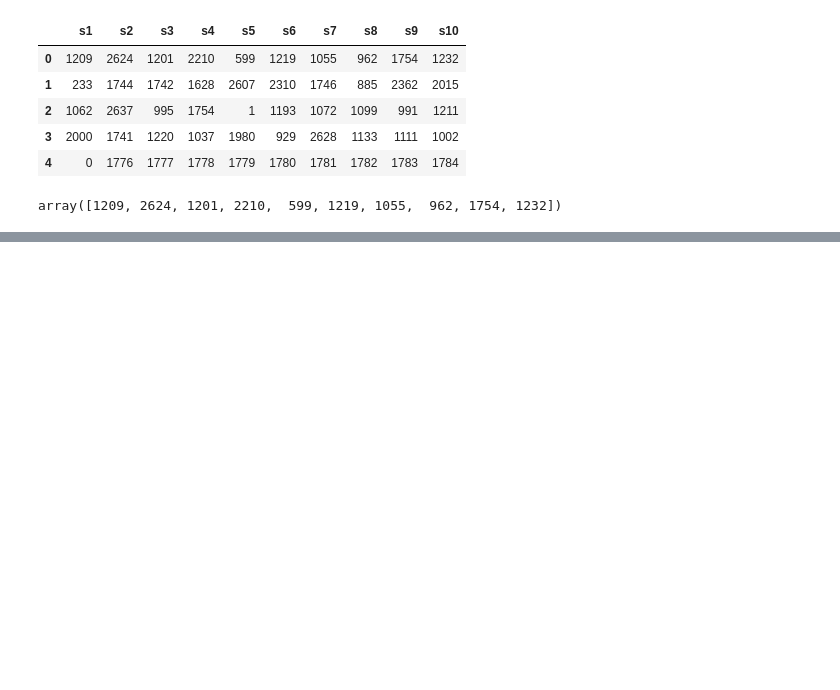
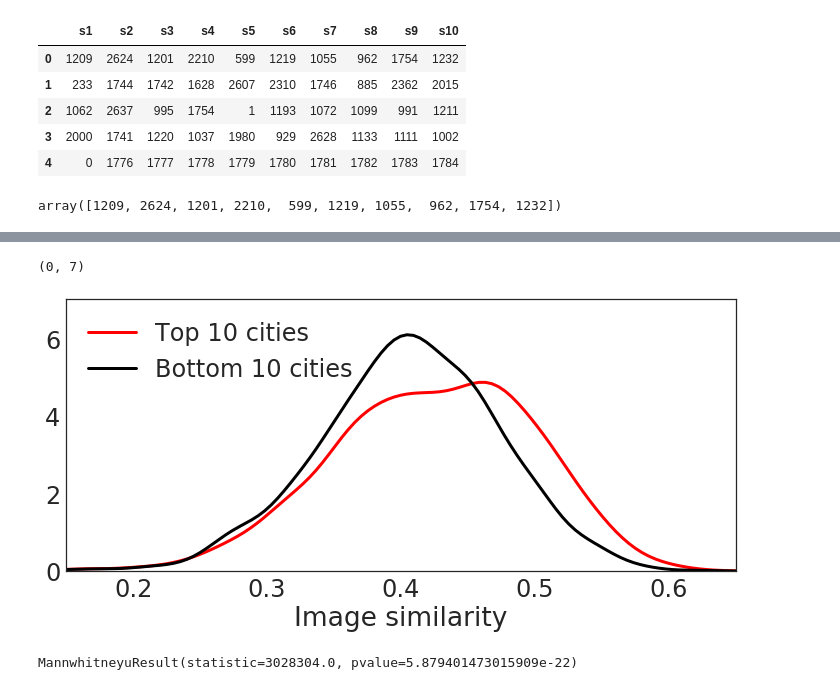
Before and after one commit to sq2141/city-discovery, a Jupyter notebook: cnn_VGG16.ipynb, the cells around one changed output, grey strips where cells are left out. Cells and saved outputs as stored; diff of their text form; code cells hidden in the pictures; blank space fills up the shorter version.

```diff
--- a/cnn_VGG16.ipynb
+++ b/cnn_VGG16.ipynb
@@ -250,0 +253,3 @@ scipy.stats.mannwhitneyu(mean_sims_df.iloc[:,0],mean_sims_df.iloc[:,1])
+# %%
+bottom10 = pd.read_csv('cities_bottom10.csv', index_col=0)
+bottom10.head()
@@ -250,0 +263,13 @@ scipy.stats.mannwhitneyu(mean_sims_df.iloc[:,0],mean_sims_df.iloc[:,1])
+# %%
+mean_sims = []
+
+for i in np.arange(len(top_cities_idx)):
+    top10_mean_sim = sims_df[i].iloc[top_cities_idx.iloc[i].values].values.mean()
+    rand10_mean_sim = sims_df[i].iloc[np.random.randint(low=0,high=len(top_cities_idx),size=(10))].values.mean()
+    bot10_mean_sim = sims_df[i].iloc[bottom10.iloc[i].values].values.mean()
+    mean_sims.append([top10_mean_sim,rand10_mean_sim,bot10_mean_sim])
+# %%
+mean_sims_mat = np.matrix(mean_sims)
+# %%
+mean_sims_df = pd.DataFrame(mean_sims_mat, columns=['Top 10 recommended cities','10 random cities','Bottom 10 cities'])
+mean_sims_df.head()
@@ -250,0 +283,15 @@ scipy.stats.mannwhitneyu(mean_sims_df.iloc[:,0],mean_sims_df.iloc[:,1])
+# %%
+bins = np.linspace(min(mean_sims_df.iloc[:,1]), max(mean_sims_df.iloc[:,1]), num=20)
+
+sns.set_context("paper", font_scale=3, rc={"lines.linewidth": 3})
+sns.set_style("white")
+plt.figure(figsize=(12,5))
+sns.distplot(mean_sims_df.iloc[:,0], color="red", label="Top 10 cities", hist=False, bins=bins)
+sns.distplot(mean_sims_df.iloc[:,2], color="black", label="Bottom 10 cities", hist=False, bins=bins)
+plt.legend(loc='upper left')
+plt.xlabel('Image similarity')
+plt.xlim(0.15,0.65)
+plt.ylim(0,7)
+# %% [output]
+(0, 7)
+[figure, added]
@@ -250,0 +300,4 @@ scipy.stats.mannwhitneyu(mean_sims_df.iloc[:,0],mean_sims_df.iloc[:,1])
+# %%
+scipy.stats.mannwhitneyu(shuffled.iloc[:,0],shuffled.iloc[:,2])
+# %% [output]
+MannwhitneyuResult(statistic=3028304.0, pvalue=5.879401473015909e-22)
```
Also changed, not shown: parts of 12 cells of this notebook, 5 other files.
